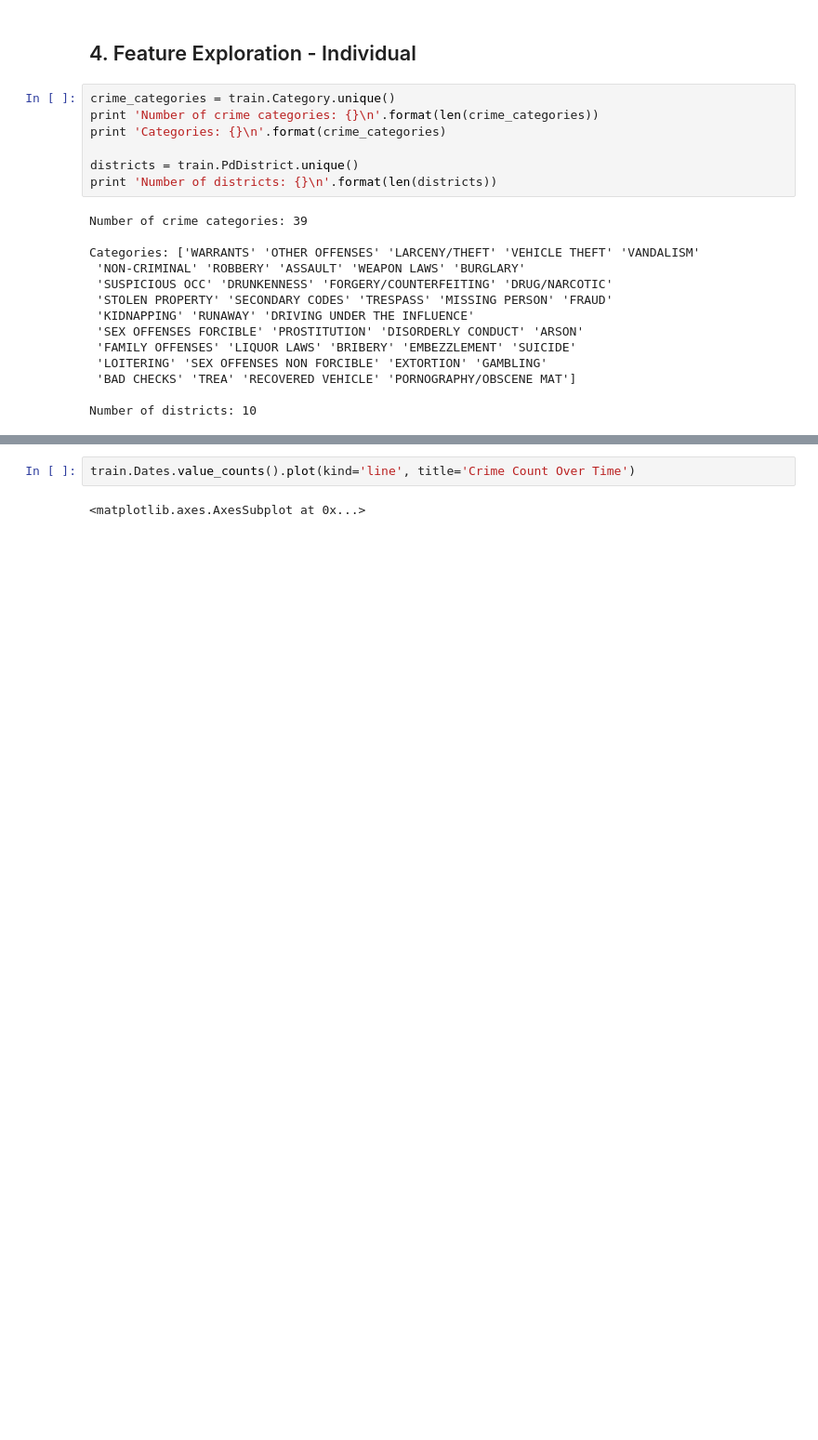
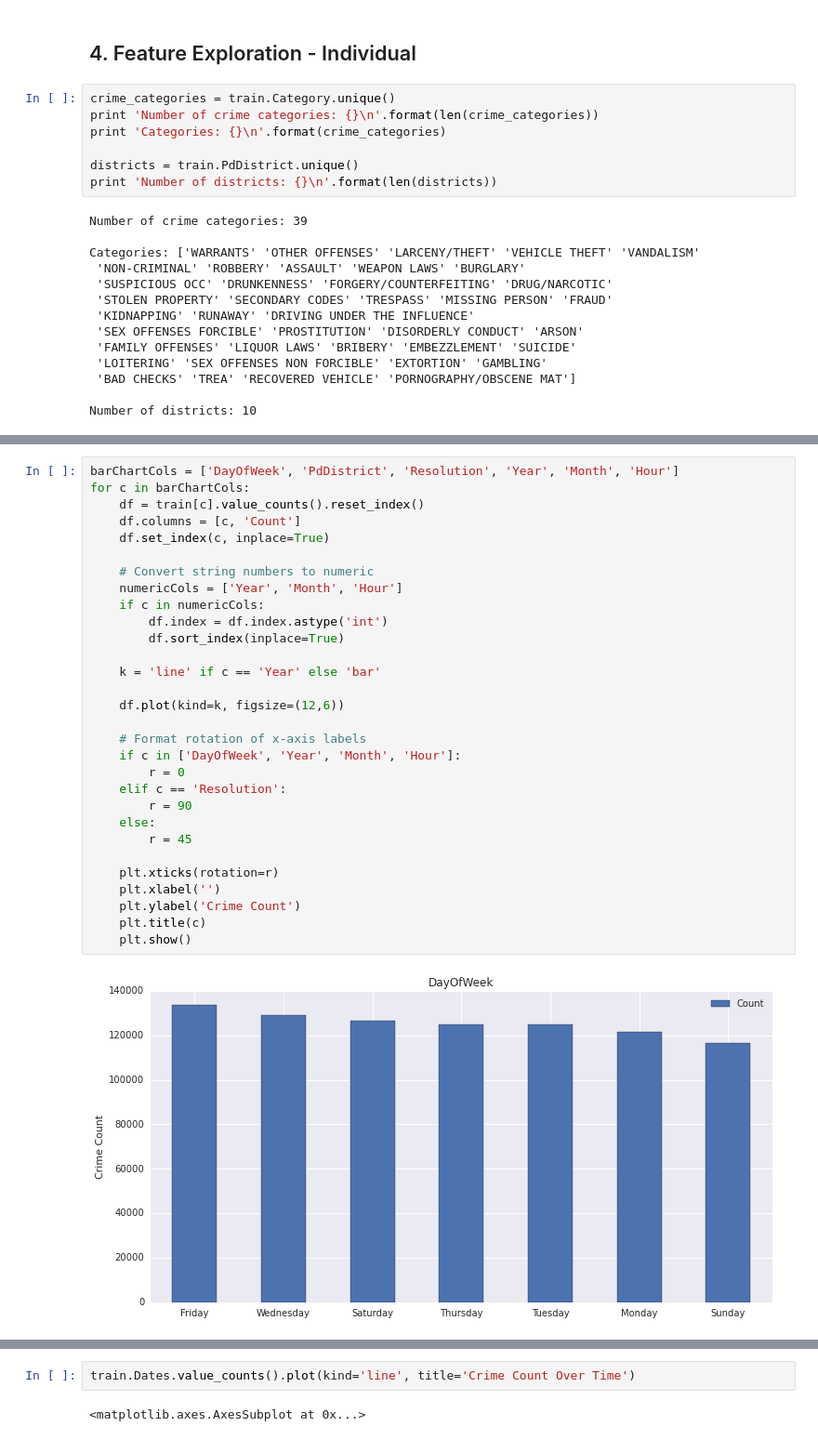
Before and after one commit to carolynamorris/SanFranciscoCrimeClassification, a Jupyter notebook: classification.ipynb, the cells around one changed output, grey strips where cells are left out. Shown at 93% size. Cells and saved outputs as stored; diff of their text form; blank space fills up the shorter version.

```diff
--- a/classification.ipynb
+++ b/classification.ipynb
@@ -122,0 +126,32 @@ for col in barChartCols:
+# %%
+barChartCols = ['DayOfWeek', 'PdDistrict', 'Resolution', 'Year', 'Month', 'Hour']
+for c in barChartCols:
+    df = train[c].value_counts().reset_index()
+    df.columns = [c, 'Count']
+    df.set_index(c, inplace=True)
+
+    # Convert string numbers to numeric
+    numericCols = ['Year', 'Month', 'Hour']
+    if c in numericCols:
+        df.index = df.index.astype('int')
+        df.sort_index(inplace=True)
+
+    k = 'line' if c == 'Year' else 'bar'
+
+    df.plot(kind=k, figsize=(12,6))
+
+    # Format rotation of x-axis labels
+    if c in ['DayOfWeek', 'Year', 'Month', 'Hour']:
+        r = 0
+    elif c == 'Resolution':
+        r = 90
+    else:
+        r = 45
+
+    plt.xticks(rotation=r)
+    plt.xlabel('')
+    plt.ylabel('Crime Count')
+    plt.title(c)
+    plt.show()
+# %% [output]
+[figure, added]
```
Also changed, not shown: parts of 4 cells of this notebook, 1 other file.
